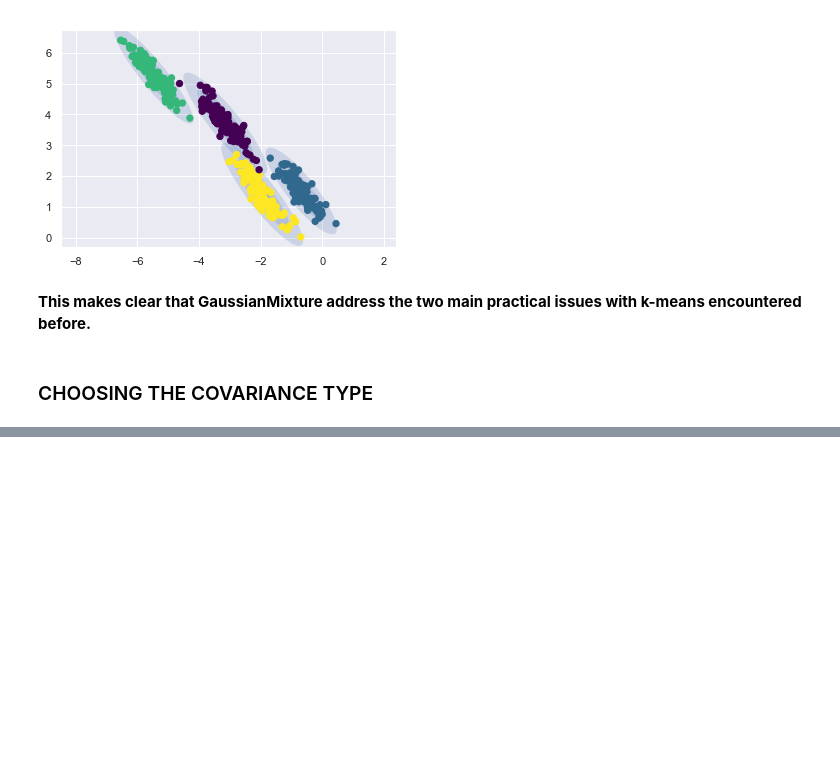
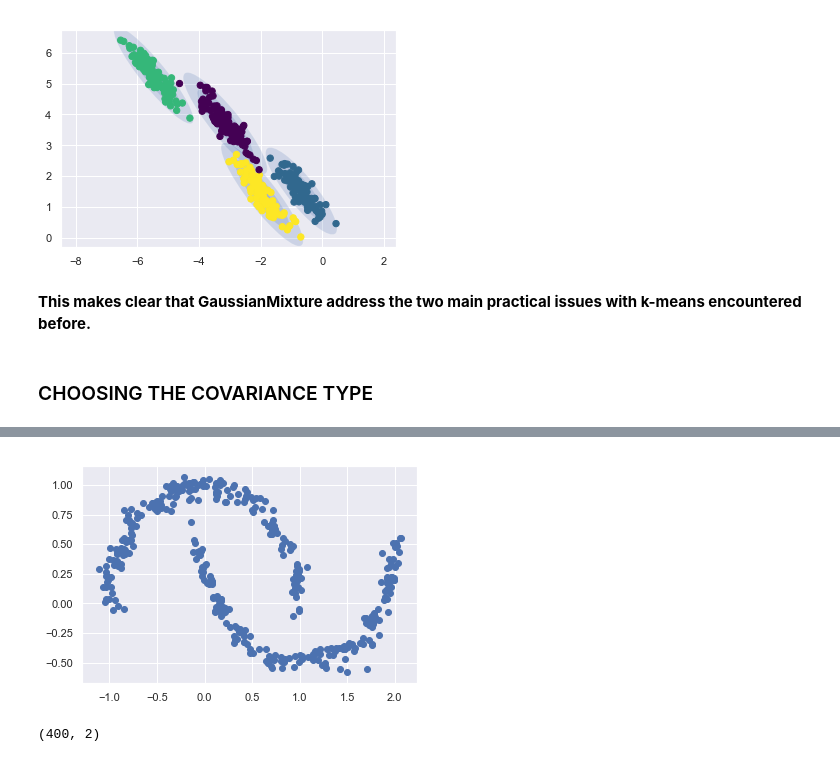
Before and after one commit to ozlerhakan/deep-learning-notes, a Jupyter notebook: Python Data Science Handbook/5-Machine-Learning-Contd-2.ipynb, the cells around one changed output, grey strips where cells are left out. Drawn from its saved outputs; the diff is of its cells as text; code cells hidden in the pictures; blank space fills up the shorter version.

```diff
--- a/Python Data Science Handbook/5-Machine-Learning-Contd-2.ipynb
+++ b/Python Data Science Handbook/5-Machine-Learning-Contd-2.ipynb
@@ -488,0 +518,9 @@ plot_gmm(gmm, X_stretched)
+# %%
+Xnew = gmm16.sample(400)[0]
+plt.scatter(Xnew[:, 0], Xnew[:, 1]);
+# %% [output]
+[figure, added]
+# %%
+Xnew.shape
+# %% [output]
+(400, 2)
```
Also changed, not shown: parts of 72 cells of this notebook, 3 other files.
